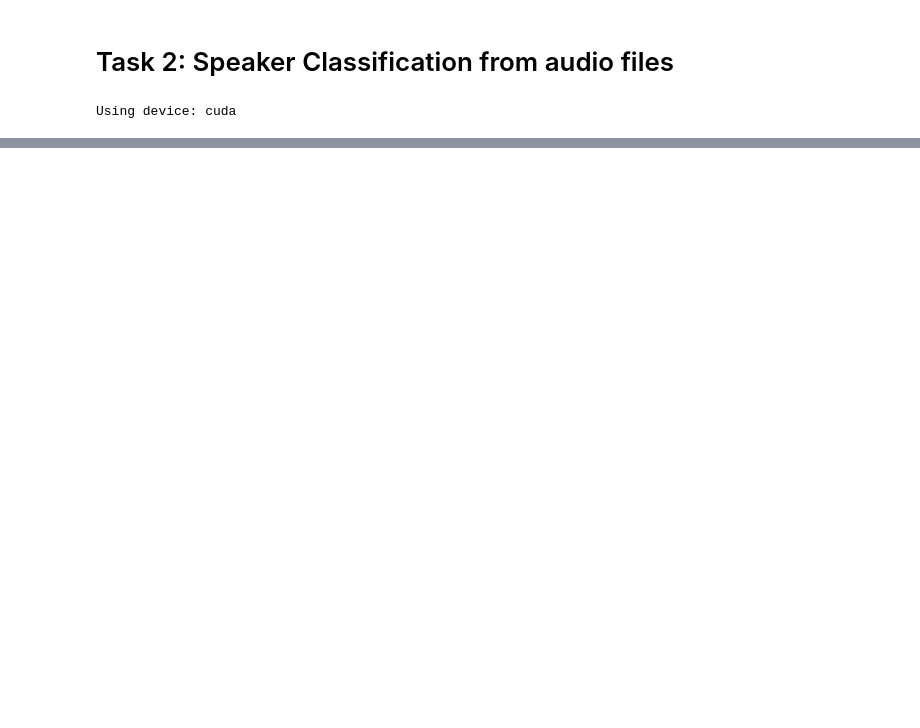
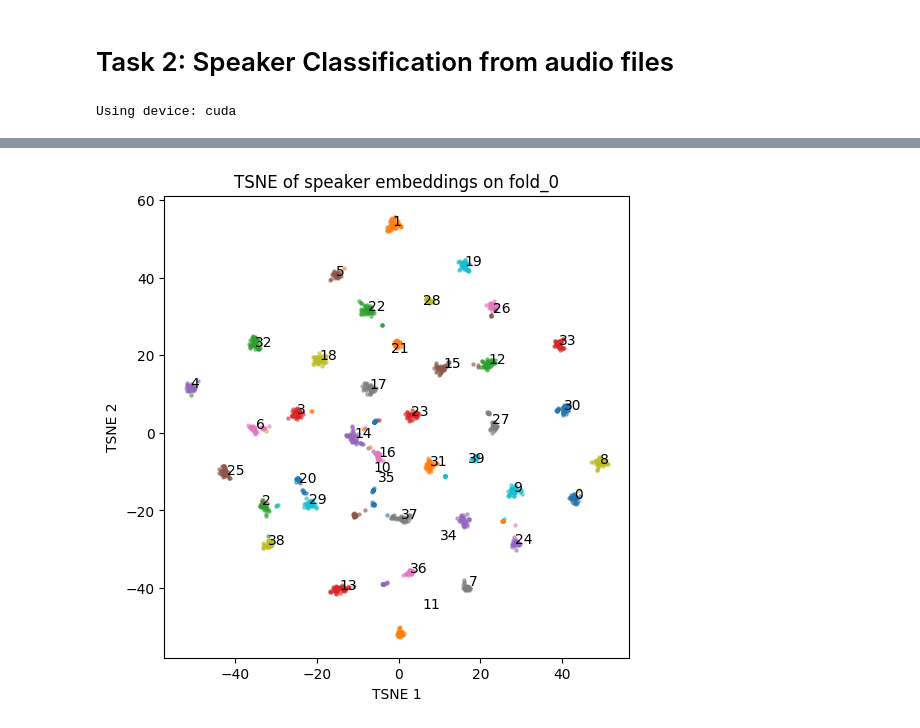
Before and after one commit to Morris88826/gender_speaker, a Jupyter notebook: task2.ipynb, the cells around one changed output, grey strips where cells are left out. Drawn from its saved outputs; the diff is of its cells as text; code cells hidden in the pictures; blank space fills up the shorter version.

```diff
--- a/task2.ipynb
+++ b/task2.ipynb
@@ -37,0 +439,40 @@ torch.Size([1, 31, 768])
+# %%
+folder_id = 'fold_0'
+speaker_model = SpeakerModel()
+checkpoint_path = f'./checkpoints/speaker_model/{folder_id}.pth'
+speaker_model.load_state_dict(torch.load(checkpoint_path, weights_only=False)['model_state_dict'])
+speaker_model.to(device)
+speaker_model.eval()
+
+loader = SpeakerDataLoader(df, metadata[folder_id])
+test_loader = loader.get_loader('test', batch_size=32, shuffle=False)
+
+features = []
+gt_labels = []
+with torch.no_grad():
+    for wav2vec_features, labels in test_loader:
+        wav2vec_features, labels = wav2vec_features.float().to(device), labels.to(device)
+
+        _, feats = speaker_model.predict(wav2vec_features)
+        features.append(feats.cpu().numpy())
+        gt_labels.append(labels.cpu().numpy())
+features = np.concatenate(features)
+gt_labels = np.concatenate(gt_labels)
+# %%
+tsne = TSNE(n_components=2, random_state=0)
+features_embedded = tsne.fit_transform(features)
+# %%
+fig, ax = plt.subplots(1, 1, figsize=(6, 6))
+
+for i, subj in enumerate(list(set(gt_labels))):
+    idx = gt_labels == subj
+    centroid = np.mean(features_embedded[idx], axis=0)
+    ax.text(centroid[0], centroid[1], subj)
+    ax.scatter(features_embedded[idx, 0], features_embedded[idx, 1], alpha=0.5, s=5)
+
+plt.title("TSNE of speaker embeddings on {}".format(folder_id))
+plt.xlabel("TSNE 1")
+plt.ylabel("TSNE 2")
+plt.show()
+# %% [output]
+[figure, added]
```
Also changed, not shown: parts of 29 cells of this notebook, 8 other files.
